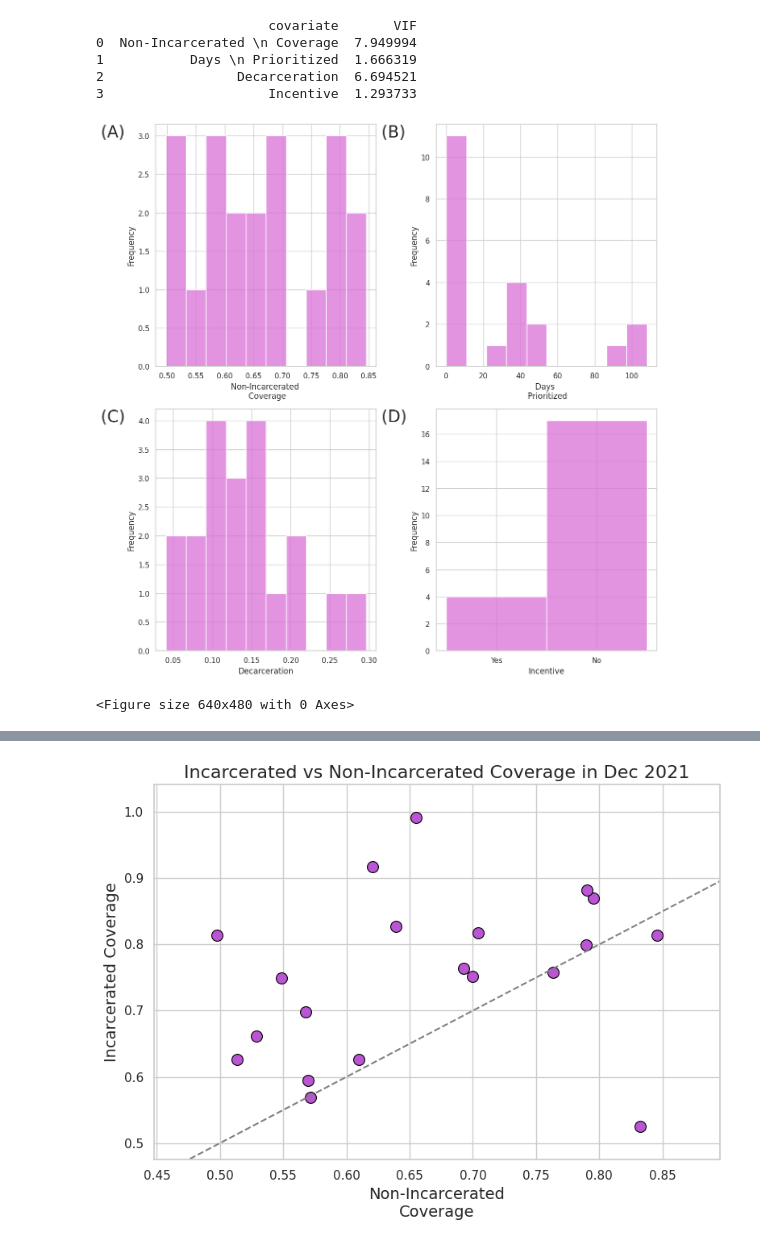
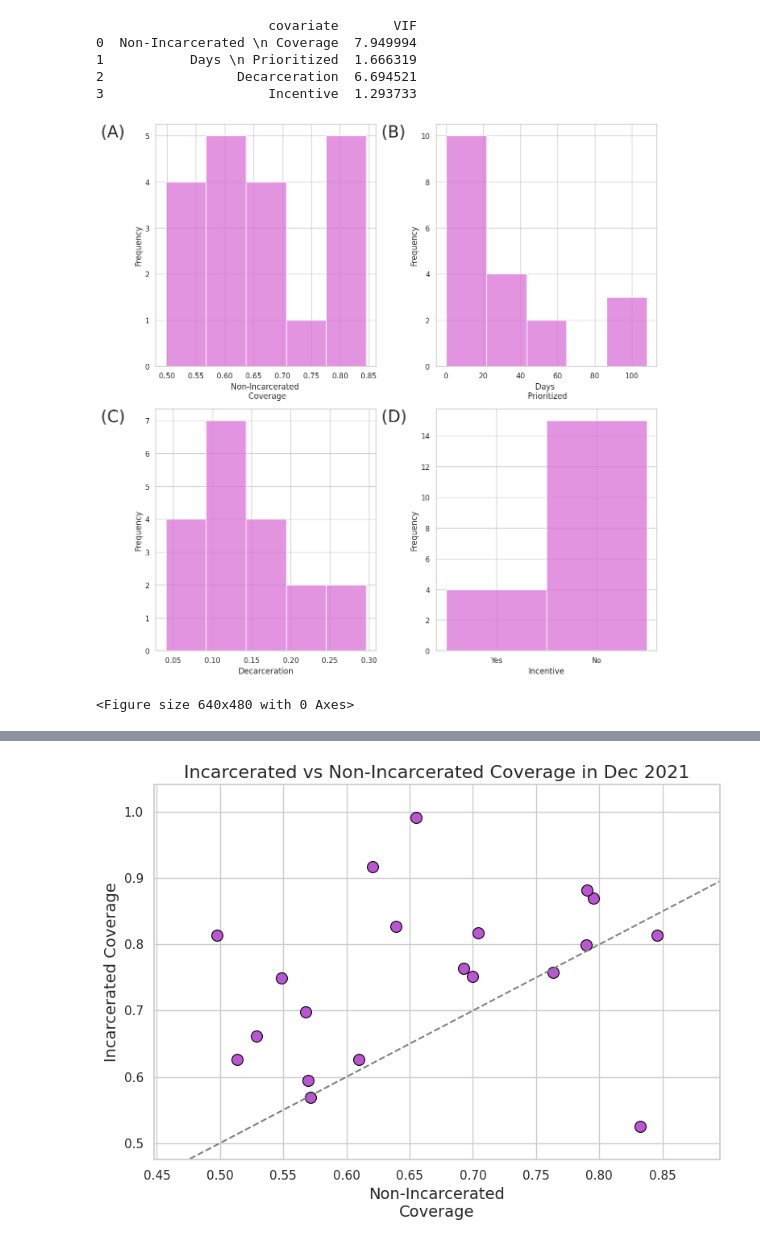
Before and after one commit to bansallab/incarcerated_vacc, a Jupyter notebook: Regression_final.ipynb, the cells around one changed output, grey strips where cells are left out. Saved outputs shown, nothing was run; the diff lists cells and outputs as text; code cells hidden in the pictures.

```diff
--- a/Regression_final.ipynb
+++ b/Regression_final.ipynb
@@ -508,34 +523,43 @@ print(slope(decar,incar_cov_decar)/10*100)
 # %%
 # List of columns you want to plot
 import string
+df_proper = df[df['Residents.Initiated'].notna()]
+
+df_proper = df_proper[df_proper['Residents.NotInitiated'].notna()]
+df_proper = df_proper[df_proper["Non-Incarcerated \n Coverage"].notna()]
+df_proper = df_proper[df_proper["Days \n Prioritized"].notna()]
+df_proper = df_proper[df_proper['Decarceration'].notna()]
+df_proper = df_proper[df_proper['Incentive'].notna()]
+
+df_covariates = df_proper[["Non-Incarcerated \n Coverage", "Days \n Prioritized", 'Decarceration','Incentive']]
 columns = ["Non-Incarcerated \n Coverage", "Days \n Prioritized", 'Decarceration', 'Incentive']
 
 columns = ["Non-Incarcerated \n Coverage", "Days \n Prioritized", 'Decarceration', 'Incentive']
 fig, axes = plt.subplots(2, 2, figsize=(12, 12))
 axes = axes.flatten()
 
 for i, column in enumerate(columns):
     # Add subplot lettering: A, B, C, D
     axes[i].text(-0.25, 1, f"({string.ascii_uppercase[i]})", transform=axes[i].transAxes,
              fontsize=25, fontweight='normal', va='top', ha='left')
 
     if column == 'Incentive':
         # Map 0 to 'No', 1 to 'Yes'
-        temp_data = df[column].map({0: 'No', 1: 'Yes'})
+        temp_data = df_covariates[column].map({0: 'No', 1: 'Yes'})
         sns.histplot(temp_data, bins=2, discrete=True, color='orchid', ax=axes[i])
         axes[i].set_xlabel('Incentive')
     else:
-        sns.histplot(df[column], bins=10, kde=False, color='orchid', ax=axes[i])
+        sns.histplot(df_covariates[column], bins=5, kde=False, color='orchid', ax=axes[i])
         axes[i].set_xlabel(column)
 
     axes[i].set_ylabel('Frequency')
     axes[i].grid(True)
 
 plt.tight_layout()
 plt.show()
 plt.savefig("covariate_histograms.png", dpi=300, bbox_inches='tight')
 # %% [output]
-[figure, old version]
+[figure, new version]
 <Figure size 640x480 with 0 Axes>
 # %%
 df['Incarcerated_coverage']=df['Residents.Initiated']/(df['Residents.NotInitiated']+df['Residents.Initiated'])
```
Also changed, not shown: parts of 3 cells of this notebook.
